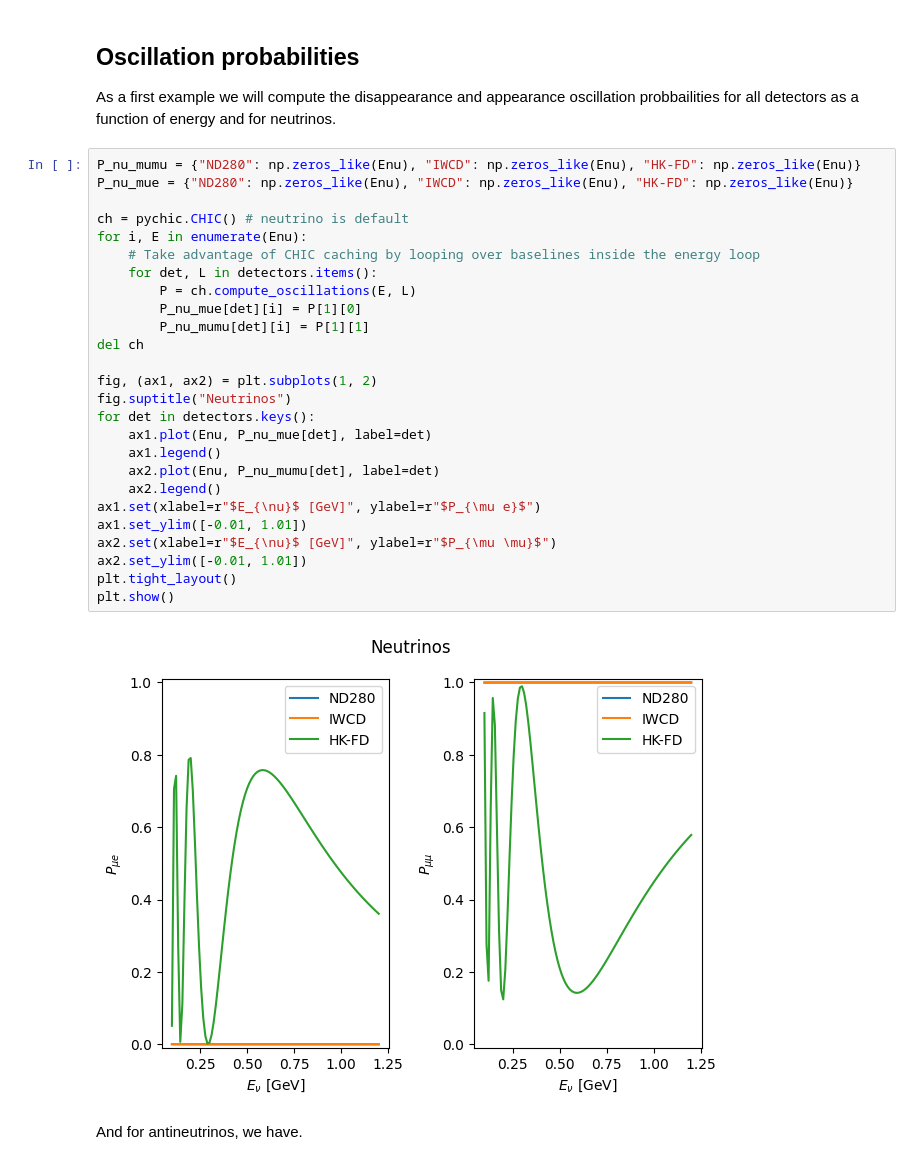
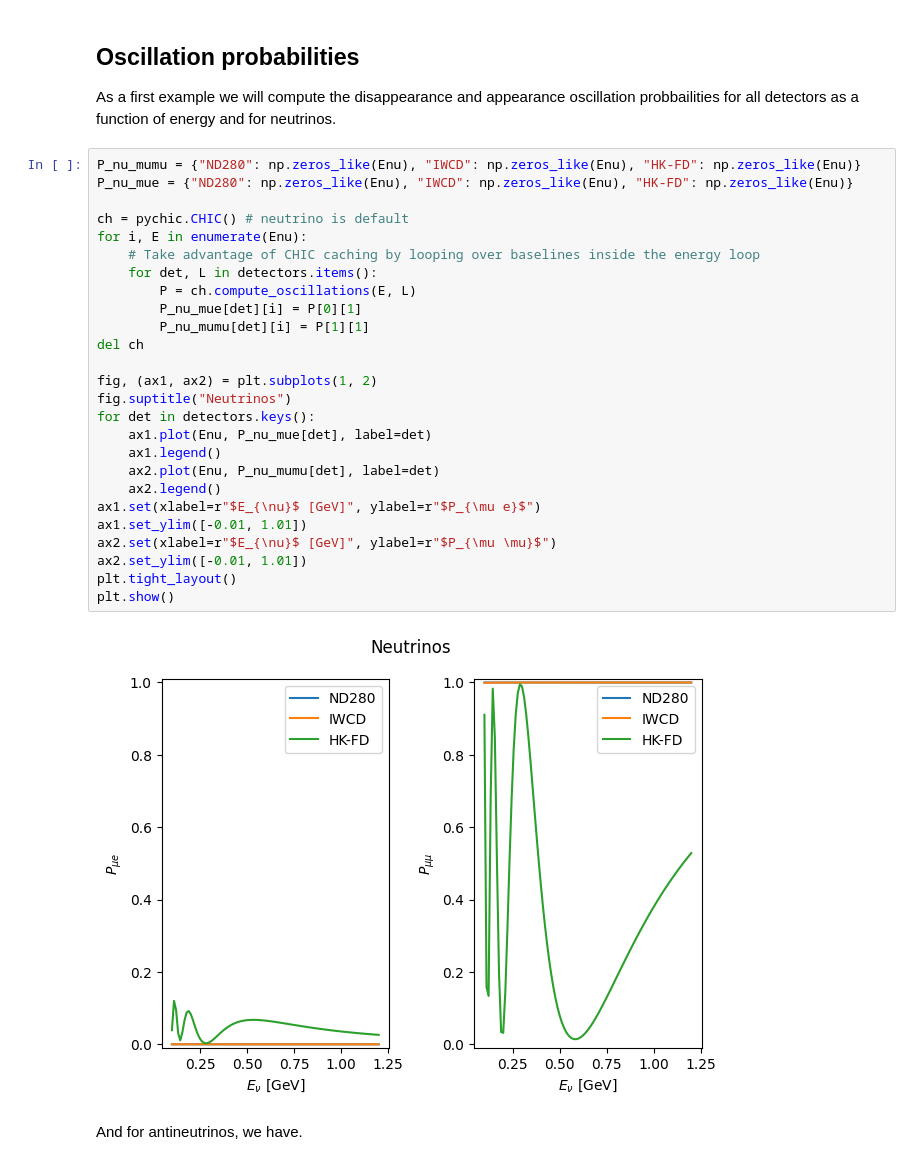
Before and after one commit to pabloferm/CHIC, a Jupyter notebook: examples/python/example.ipynb, the cells around one changed output. Drawn from its saved outputs; the diff is of its cells as text.

```diff
--- a/examples/python/example.ipynb
+++ b/examples/python/example.ipynb
@@ -24,31 +24,31 @@ As a first example we will compute the disappearance and appearance oscillation
 # %%
 P_nu_mumu = {"ND280": np.zeros_like(Enu), "IWCD": np.zeros_like(Enu), "HK-FD": np.zeros_like(Enu)}
 P_nu_mue = {"ND280": np.zeros_like(Enu), "IWCD": np.zeros_like(Enu), "HK-FD": np.zeros_like(Enu)}
 
 ch = pychic.CHIC() # neutrino is default
 for i, E in enumerate(Enu):
     # Take advantage of CHIC caching by looping over baselines inside the energy loop
     for det, L in detectors.items():
         P = ch.compute_oscillations(E, L)
-        P_nu_mue[det][i] = P[1][0]
+        P_nu_mue[det][i] = P[0][1]
         P_nu_mumu[det][i] = P[1][1]
 del ch
 
 fig, (ax1, ax2) = plt.subplots(1, 2)
 fig.suptitle("Neutrinos")
 for det in detectors.keys():
     ax1.plot(Enu, P_nu_mue[det], label=det)
     ax1.legend()
     ax2.plot(Enu, P_nu_mumu[det], label=det)
     ax2.legend()
 ax1.set(xlabel=r"$E_{\nu}$ [GeV]", ylabel=r"$P_{\mu e}$")
 ax1.set_ylim([-0.01, 1.01])
 ax2.set(xlabel=r"$E_{\nu}$ [GeV]", ylabel=r"$P_{\mu \mu}$")
 ax2.set_ylim([-0.01, 1.01])
 plt.tight_layout()
 plt.show()
 # %% [output]
-[figure, old version]
+[figure, new version]
 # %% [markdown]
 And for antineutrinos, we have.
 # %%
```
Also changed, not shown: parts of 6 cells of this notebook, 6 other files.
